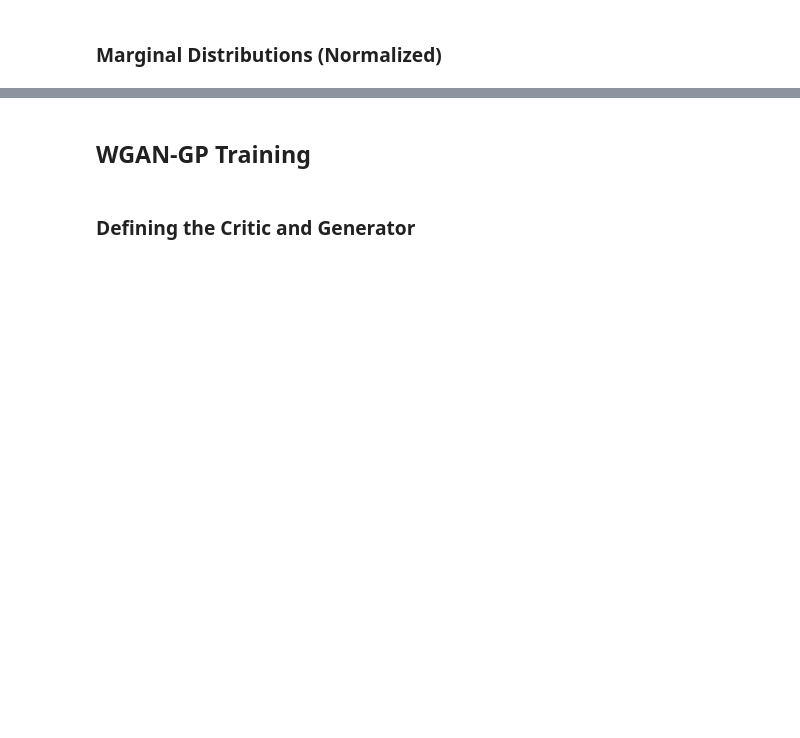
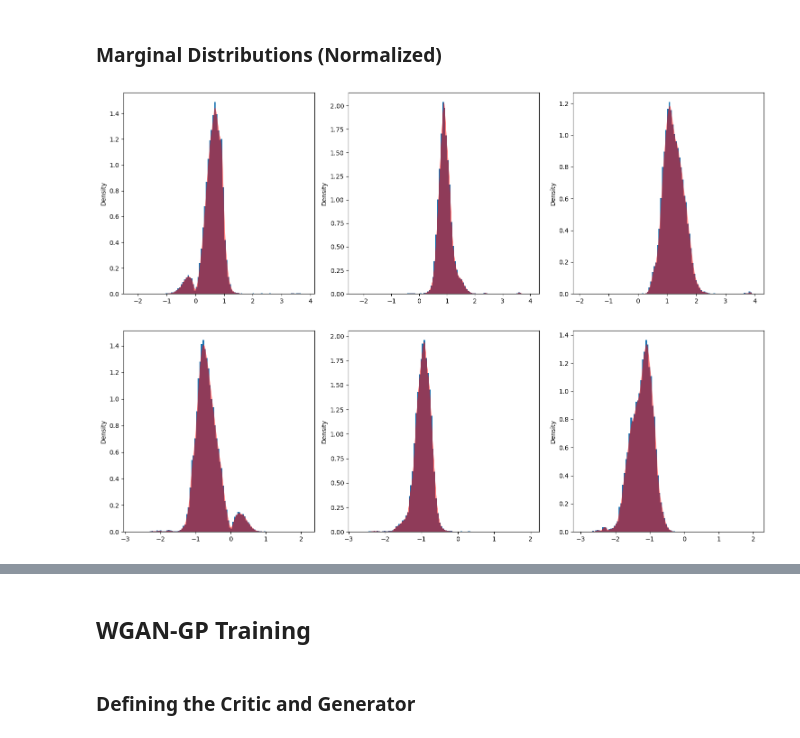
Before and after one commit to dlartey/LOBSimulator, a Jupyter notebook: GANs/GAN_scratch.ipynb, the cells around one changed output, grey strips where cells are left out. Drawn from its saved outputs; the diff is of its cells as text; code cells hidden in the pictures; blank space fills up the shorter version.

```diff
--- a/GANs/GAN_scratch.ipynb
+++ b/GANs/GAN_scratch.ipynb
@@ -203,37 +244,95 @@ plt.show()
 # %% [markdown]
 ### Marginal Distributions (Normalized)
 # %%
-asks_1 = X_t_delta_t_dataset[:, 6]
-asks_2 = X_t_delta_t_dataset[:, 7]
-asks_3 = X_t_delta_t_dataset[:, 8]
+# asks_1 = X_t_delta_t_dataset[:, 6]
+# asks_2 = X_t_delta_t_dataset[:, 7]
+# asks_3 = X_t_delta_t_dataset[:, 8]
+
+# fig, axes = plt.subplots(1, 3, figsize=(15, 5))
+
+# axes[0].hist(asks_1, bins=100, density=True)
+# sns.kdeplot(asks_1, ax=axes[0], color='red', fill=True, linewidth=0, alpha=0.5)
+# axes[1].hist(asks_2, bins=100, density=True)
+# sns.kdeplot(asks_2, ax=axes[1], color='red', fill=True, linewidth=0, alpha=0.5)
+# axes[2].hist(asks_3, bins=100, density=True)
+# sns.kdeplot(asks_3, ax=axes[2], color='red', fill=True, linewidth=0, alpha=0.5)
+
+# plt.tight_layout()
+# plt.show()
+
+# bids_1 = X_t_delta_t_dataset[:, 5]
+# bids_2 = X_t_delta_t_dataset[:, 4]
+# bids_3 = X_t_delta_t_dataset[:, 3]
+
+# fig, axes = plt.subplots(1, 3, figsize=(15, 5))
+
+# axes[0].hist(bids_1, bins=100, density=True)
+# sns.kdeplot(bids_1, ax=axes[0], color='red', fill=True, linewidth=0, alpha=0.5)
+# axes[1].hist(bids_2, bins=100, density=True)
+# sns.kdeplot(bids_2, ax=axes[1], color='red', fill=True, linewidth=0, alpha=0.5)
+# axes[2].hist(bids_3, bins=100, density=True)
+# sns.kdeplot(bids_3, ax=axes[2], color='red', fill=True, linewidth=0, alpha=0.5)
+
+# plt.tight_layout()
+# plt.show()
+
+
+
+import numpy as np
+import pandas as pd
+import matplotlib.pyplot as plt
+import seaborn as sns
+
+# Replace inf and -inf with NaN in your dataset columns
+X_t_delta_t_dataset = np.where(np.isinf(X_t_delta_t_dataset), np.nan, X_t_delta_t_dataset)
+
+# Assuming you've defined X_t_delta_t_dataset
+asks_1 = X_t_delta_t_dataset[:, 6].astype(float)
+asks_2 = X_t_delta_t_dataset[:, 7].astype(float)
+asks_3 = X_t_delta_t_dataset[:, 8].astype(float)
+
+# Remove or handle NaN values if necessary
+# For example, drop NaN values for plotting
+asks_1 = asks_1[~np.isnan(asks_1)]
+asks_2 = asks_2[~np.isnan(asks_2)]
+asks_3 = asks_3[~np.isnan(asks_3)]
 
 fig, axes = plt.subplots(1, 3, figsize=(15, 5))
 
 axes[0].hist(asks_1, bins=100, density=True)
 sns.kdeplot(asks_1, ax=axes[0], color='red', fill=True, linewidth=0, alpha=0.5)
 axes[1].hist(asks_2, bins=100, density=True)
 sns.kdeplot(asks_2, ax=axes[1], color='red', fill=True, linewidth=0, alpha=0.5)
 axes[2].hist(asks_3, bins=100, density=True)
 sns.kdeplot(asks_3, ax=axes[2], color='red', fill=True, linewidth=0, alpha=0.5)
 
 plt.tight_layout()
 plt.show()
 
-bids_1 = X_t_delta_t_dataset[:, 5]
-bids_2 = X_t_delta_t_dataset[:, 4]
-bids_3 = X_t_delta_t_dataset[:, 3]
+# Repeat the process for bids
+bids_1 = X_t_delta_t_dataset[:, 5].astype(float)
+bids_2 = X_t_delta_t_dataset[:, 4].astype(float)
+bids_3 = X_t_delta_t_dataset[:, 3].astype(float)
+
+# Remove or handle NaN values if necessary
+bids_1 = bids_1[~np.isnan(bids_1)]
+bids_2 = bids_2[~np.isnan(bids_2)]
+bids_3 = bids_3[~np.isnan(bids_3)]
 
 fig, axes = plt.subplots(1, 3, figsize=(15, 5))
 
 axes[0].hist(bids_1, bins=100, density=True)
 sns.kdeplot(bids_1, ax=axes[0], color='red', fill=True, linewidth=0, alpha=0.5)
 axes[1].hist(bids_2, bins=100, density=True)
 sns.kdeplot(bids_2, ax=axes[1], color='red', fill=True, linewidth=0, alpha=0.5)
 axes[2].hist(bids_3, bins=100, density=True)
 sns.kdeplot(bids_3, ax=axes[2], color='red', fill=True, linewidth=0, alpha=0.5)
 
 plt.tight_layout()
 plt.show()
+# %% [output]
+[figure, added]
+[figure, added]
 # %%
 indices, interleaved_array = draw_avg_centre_comparison(X_t_delta_t_dataset, S_t_dataset, level = 3)
 plt.bar(indices, interleaved_array, color=['orange', 'blue'] * (len(interleaved_array) // 2))
```
Also changed, not shown: parts of 13 cells of this notebook.
